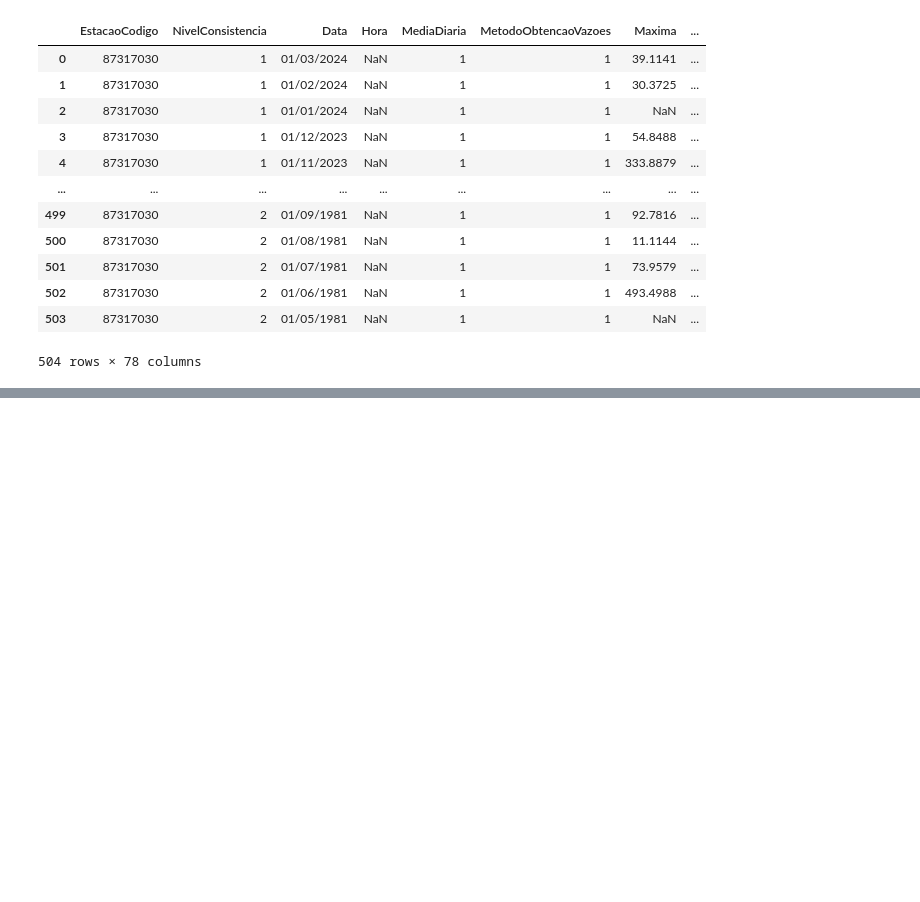
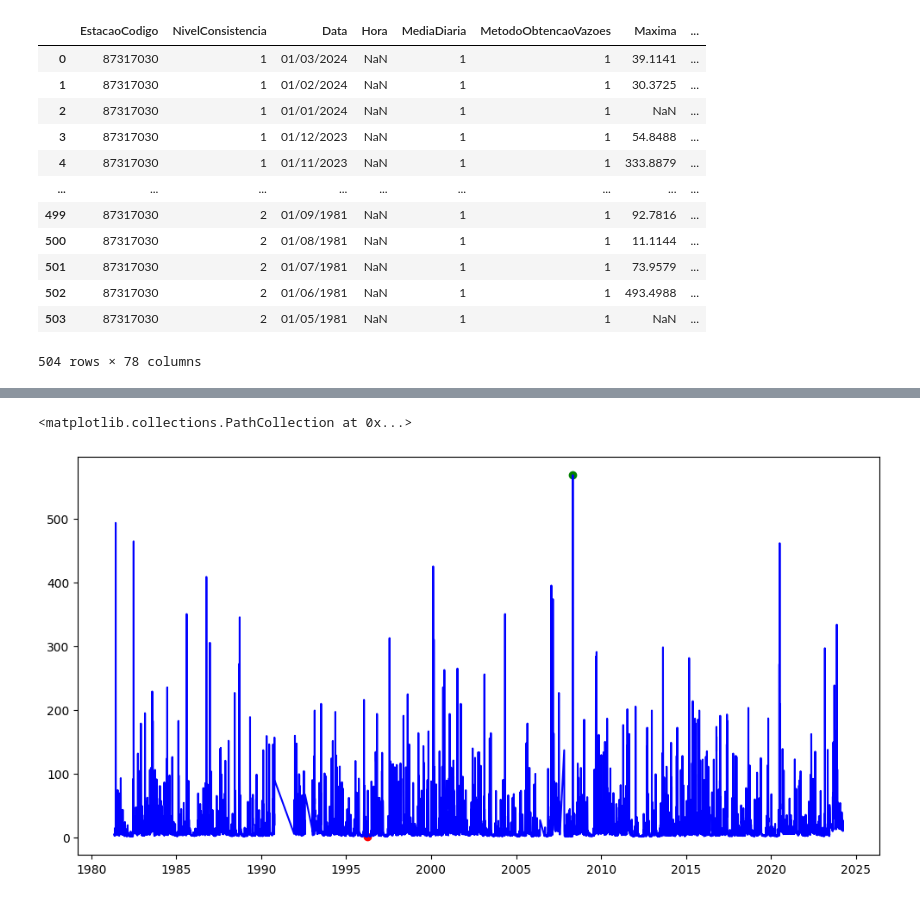
Before and after one commit to daphnecalazans/ENS410064-, a Jupyter notebook: 2024/notebook/Trabalho.ipynb, the cells around one changed output, grey strips where cells are left out. Cells and saved outputs as stored; diff of their text form; code cells hidden in the pictures; blank space fills up the shorter version.

```diff
--- a/2024/notebook/Trabalho.ipynb
+++ b/2024/notebook/Trabalho.ipynb
@@ -36,12 +37,12 @@ df
 504 rows × 78 columns
 # %%
 #Filtrando apenas as colunas de interesse
-lista_dados_vazoes = df[['Data','Vazao01', 'Vazao02',
+lista_dados_vazoes = ['Data','Vazao01', 'Vazao02',
        'Vazao03', 'Vazao04', 'Vazao05', 'Vazao06', 'Vazao07', 'Vazao08',
        'Vazao09', 'Vazao10', 'Vazao11', 'Vazao12', 'Vazao13', 'Vazao14',
        'Vazao15', 'Vazao16', 'Vazao17', 'Vazao18', 'Vazao19', 'Vazao20',
        'Vazao21', 'Vazao22', 'Vazao23', 'Vazao24', 'Vazao25', 'Vazao26',
-       'Vazao27', 'Vazao28', 'Vazao29', 'Vazao30', 'Vazao31',
-       'EstacaoCodigo','NivelConsistencia']]
+       'Vazao27', 'Vazao28', 'Vazao29', 'Vazao30', 'Vazao31', 'Vazao01Status',
+       'EstacaoCodigo','NivelConsistencia']
 lista_dados_vazoes
 # %% [output]
@@ -135,0 +108,4 @@ def nc(df):
+# %%
+#Armazenando os resultados
+df_corrigido=convert_table_vazao(df)
+df_corrigido
@@ -135,0 +127,3 @@ def nc(df):
+# %%
+df_corrigido = df_corrigido.dropna(subset=['Vazao'])
+df_corrigido
@@ -135,0 +147,13 @@ def nc(df):
+# %%
+# Criar o lineplot
+plt.figure(figsize=(12, 6))
+plt.plot(df_corrigido['Data'], df_corrigido['Vazao'], label='Vazão', color='blue')
+
+# Adicionar manchas para os valores mínimos e máximos
+min_vazao = df_corrigido['Vazao'].min()
+max_vazao = df_corrigido['Vazao'].max()
+plt.scatter(df_corrigido['Data'][df_corrigido['Vazao'] == min_vazao], min_vazao, color='red', label='Mínimo')
+plt.scatter(df_corrigido['Data'][df_corrigido['Vazao'] == max_vazao], max_vazao, color='green', label='Máximo')
+# %% [output]
+<matplotlib.collections.PathCollection at 0x...>
+[figure, added]
```
Also changed, not shown: parts of 7 cells of this notebook, 8 other files.
